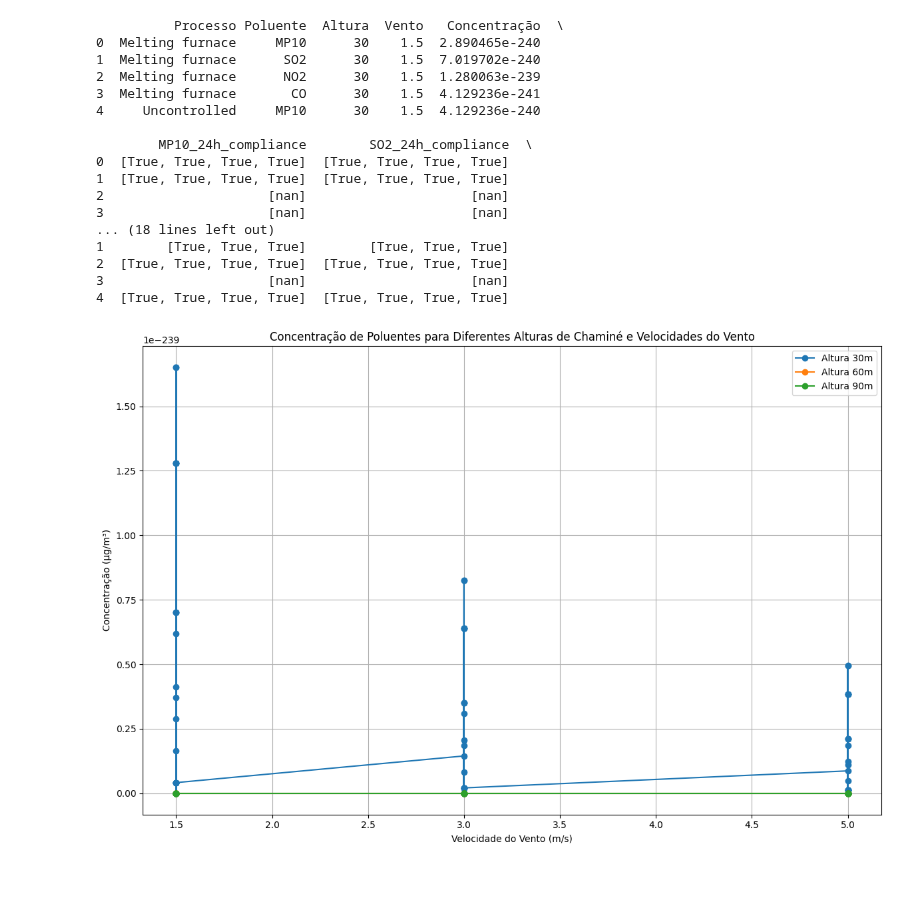
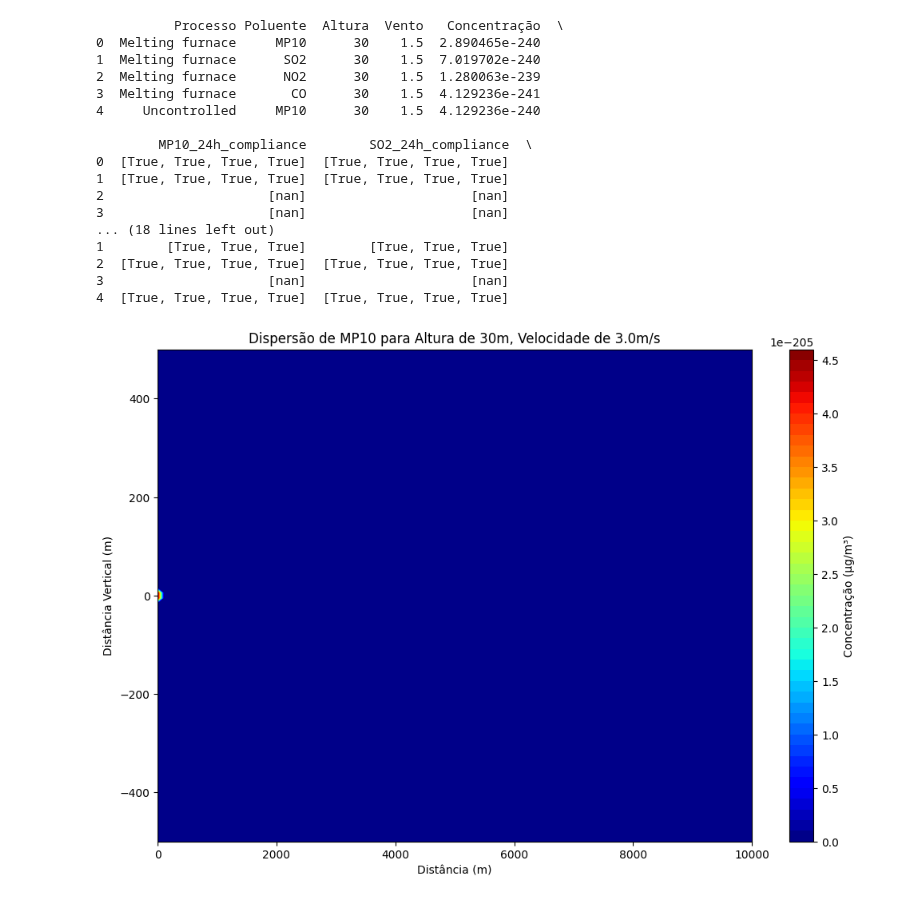
Before and after one commit to muriell-b/ENS5173_01, a Jupyter notebook: projeto_03.ipynb, the cells around one changed output. Cells and saved outputs as stored; diff of their text form; code cells hidden in the pictures.

```diff
--- a/projeto_03.ipynb
+++ b/projeto_03.ipynb
@@ -1204,5 +1206,9 @@ plt.legend()
 plt.grid(True)
 plt.tight_layout()
 plt.show()
+
+# Salvar a figura
+save_path = r'D:\ENS5173_01\figures_proj03\dispersao_MP10.png'  # Caminho completo para salvar a imagem
+plt.savefig(save_path)
+
+plt.show()
-# %% [output]
-[figure, removed]
@@ -1208,0 +1246,19 @@ plt.show()
+# %%
+def modelo_gaussiano(Q, H, U, sigma_y, sigma_z, x, y):
+    # Q: Taxa de emissão (g/s)
+    # H: Altura da chaminé + sobrelevação da pluma (m)
+    # U: Velocidade do vento (m/s)
+    # sigma_y, sigma_z: Coeficientes de dispersão (m)
+    # x, y: Coordenadas onde a concentração é calculada (m)
+
+    term1 = Q / (2 * np.pi * U * sigma_y * sigma_z)
+    term2 = np.exp(-0.5 * (y / sigma_y) ** 2)
+    term3 = np.exp(-0.5 * ((x - H) / sigma_z) ** 2)
+
+    return term1 * term2 * term3
+
+def briggs(height_chimney, wind_speed, stability_class, tip_downwash=True):
+    if tip_downwash:
+        return height_chimney * 0.1  # Simplificação para efeito de exemplo
+    else:
+        return height_chimney * 0.2  # Simplificação para efeito de exemplo
@@ -1208,0 +1301,41 @@ plt.show()
+# %%
+#Calcular a Dispersão dos Poluentes
+
+def modelo_gaussiano(Q, H, U, sigma_y, sigma_z, x, y):
+    term1 = Q / (2 * np.pi * U * sigma_y * sigma_z)
+    term2 = np.exp(-0.5 * (y / sigma_y) ** 2)
+    term3 = np.exp(-0.5 * ((x - H) / sigma_z) ** 2)
+    return term1 * term2 * term3
+
+def briggs(height_chimney, wind_speed, stability_class, tip_downwash=True):
+    if tip_downwash:
+        return height_chimney * 0.1  # Simplificação para efeito de exemplo
+    else:
+        return height_chimney * 0.2  # Simplificação para efeito de exemplo
+
+# Exemplos de alturas de chaminés e velocidades do vento
+alturas_chamine = [5, 10, 20, 30, 40]
+velocidades_vento = metSuperficie['ws'].unique()
+
+# Exemplo de cálculo da dispersão para um poluente específico (MP10)
+Q = df_emissoes['MP10 (kg/Mg)'][0]  # Emissão em kg/s
+H = 30  # Altura da chaminé em metros
+U = 3.0  # Velocidade do vento em m/s
+sigma_y = 1.0  # Coeficiente de dispersão simplificado
+sigma_z = 1.0  # Coeficiente de dispersão simplificado
+
+x = np.linspace(0, 10000, 100)  # Distância horizontal em metros
+y = np.linspace(-500, 500, 100)  # Distância vertical em metros
+X, Y = np.meshgrid(x, y)
+Z = modelo_gaussiano(Q, H, U, sigma_y, sigma_z, X, Y)
+
+# Visualização da dispersão do poluente
+plt.figure(figsize=(12, 8))
+plt.contourf(X, Y, Z, levels=50, cmap='jet')
+plt.colorbar(label='Concentração (μg/m³)')
+plt.title(f'Dispersão de MP10 para Altura de {H}m, Velocidade de {U}m/s')
+plt.xlabel('Distância (m)')
+plt.ylabel('Distância Vertical (m)')
+plt.show()
+# %% [output]
+[figure, added]
```
Also changed, not shown: parts of 9 cells of this notebook.
